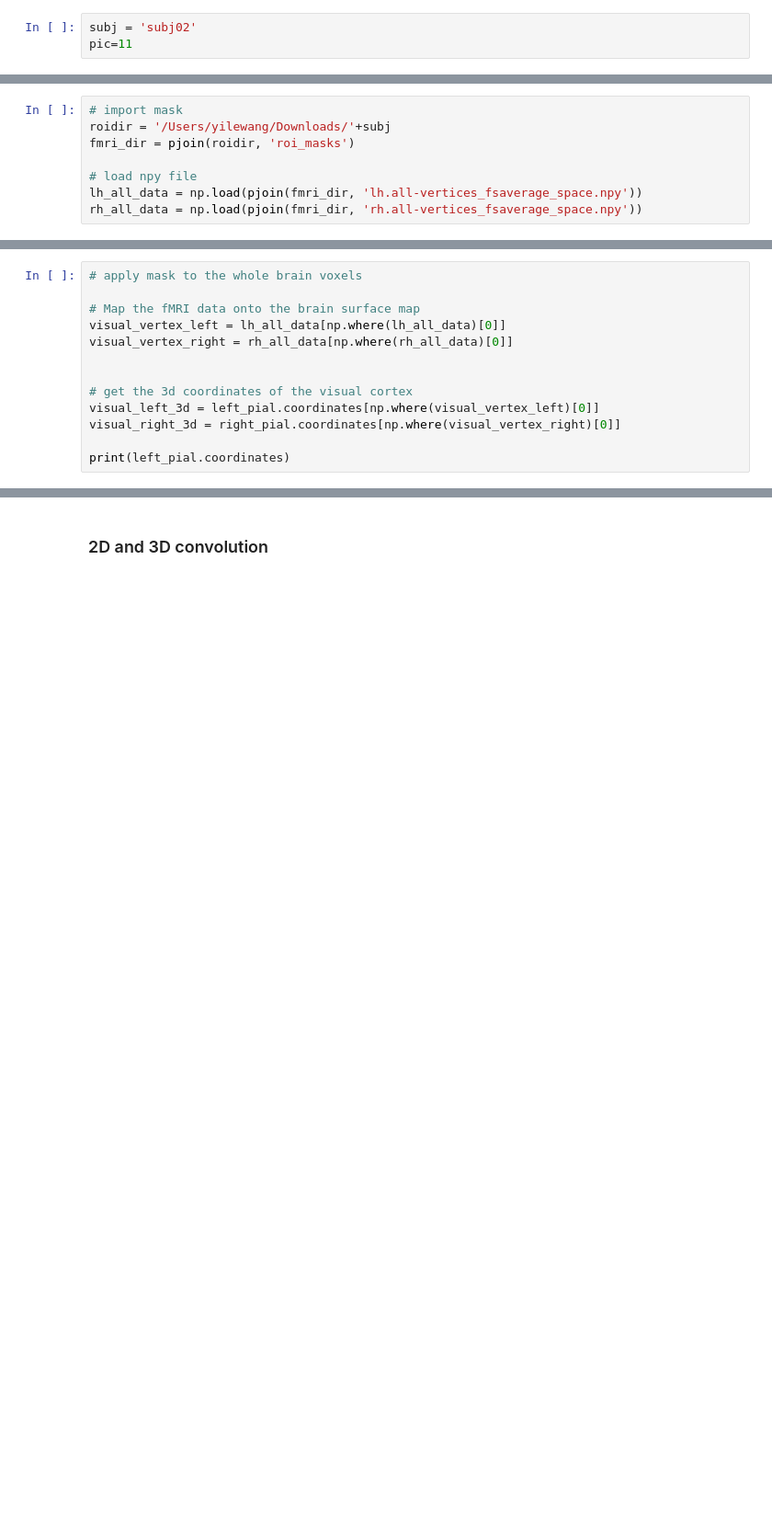
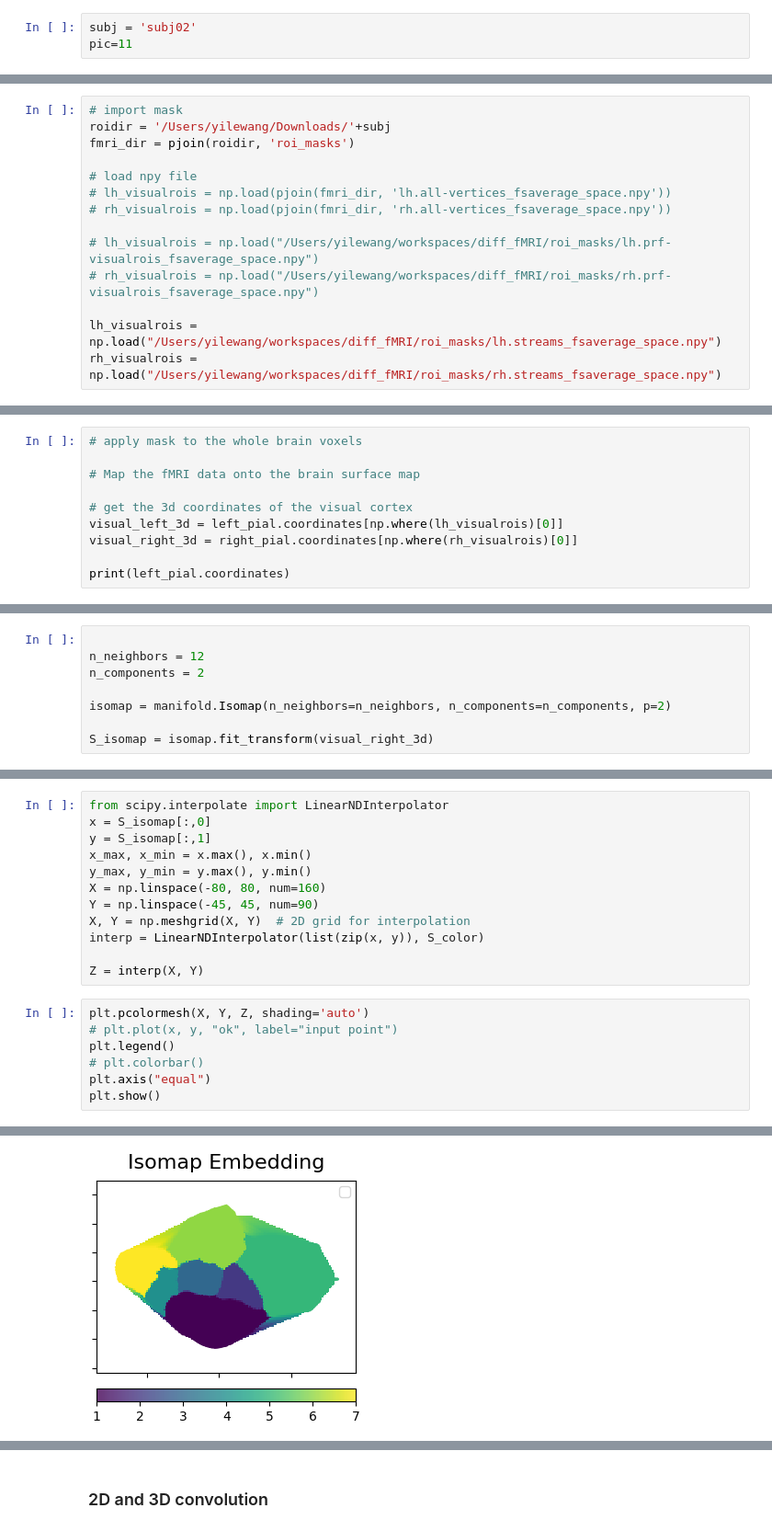
Before and after one commit to yilewang/diff_fMRI, a Jupyter notebook: cnn_2d_3d.ipynb, the cells around one changed output, grey strips where cells are left out. Shown at 92% size. Cells and saved outputs as stored; diff of their text form; blank space fills up the shorter version.

```diff
--- a/cnn_2d_3d.ipynb
+++ b/cnn_2d_3d.ipynb
@@ -44,5 +52,11 @@ roidir = '/Users/yilewang/Downloads/'+subj
 fmri_dir = pjoin(roidir, 'roi_masks')
 
 # load npy file
-lh_all_data = np.load(pjoin(fmri_dir, 'lh.all-vertices_fsaverage_space.npy'))
-rh_all_data = np.load(pjoin(fmri_dir, 'rh.all-vertices_fsaverage_space.npy'))
+# lh_visualrois = np.load(pjoin(fmri_dir, 'lh.all-vertices_fsaverage_space.npy'))
+# rh_visualrois = np.load(pjoin(fmri_dir, 'rh.all-vertices_fsaverage_space.npy'))
+
+# lh_visualrois = np.load("/Users/yilewang/workspaces/diff_fMRI/roi_masks/lh.prf-visualrois_fsaverage_space.npy")
+# rh_visualrois = np.load("/Users/yilewang/workspaces/diff_fMRI/roi_masks/rh.prf-visualrois_fsaverage_space.npy")
+
+lh_visualrois = np.load("/Users/yilewang/workspaces/diff_fMRI/roi_masks/lh.streams_fsaverage_space.npy")
+rh_visualrois = np.load("/Users/yilewang/workspaces/diff_fMRI/roi_masks/rh.streams_fsaverage_space.npy")
@@ -50,13 +68,10 @@ rh_all_data = np.load(pjoin(fmri_dir, 'rh.all-vertices_fsaverage_space.npy'))
 # apply mask to the whole brain voxels
 
 # Map the fMRI data onto the brain surface map
-visual_vertex_left = lh_all_data[np.where(lh_all_data)[0]]
-visual_vertex_right = rh_all_data[np.where(rh_all_data)[0]]
-
 
 # get the 3d coordinates of the visual cortex
-visual_left_3d = left_pial.coordinates[np.where(visual_vertex_left)[0]]
-visual_right_3d = right_pial.coordinates[np.where(visual_vertex_right)[0]]
+visual_left_3d = left_pial.coordinates[np.where(lh_visualrois)[0]]
+visual_right_3d = right_pial.coordinates[np.where(rh_visualrois)[0]]
 
 print(left_pial.coordinates)
 # %% [output]
@@ -102,0 +140,8 @@ Error:
+# %%
+
+n_neighbors = 12
+n_components = 2
+
+isomap = manifold.Isomap(n_neighbors=n_neighbors, n_components=n_components, p=2)
+
+S_isomap = isomap.fit_transform(visual_right_3d)
@@ -102,0 +170,20 @@ Error:
+# %%
+from scipy.interpolate import LinearNDInterpolator
+x = S_isomap[:,0]
+y = S_isomap[:,1]
+x_max, x_min = x.max(), x.min()
+y_max, y_min = y.max(), y.min()
+X = np.linspace(-80, 80, num=160)
+Y = np.linspace(-45, 45, num=90)
+X, Y = np.meshgrid(X, Y)  # 2D grid for interpolation
+interp = LinearNDInterpolator(list(zip(x, y)), S_color)
+
+Z = interp(X, Y)
+# %%
+plt.pcolormesh(X, Y, Z, shading='auto')
+# plt.plot(x, y, "ok", label="input point")
+plt.legend()
+# plt.colorbar()
+plt.axis("equal")
+plt.show()
+# %% [output]
@@ -102,0 +191 @@ Error:
+[figure, added]
```
Also changed, not shown: parts of 15 cells of this notebook, 8 other files.
